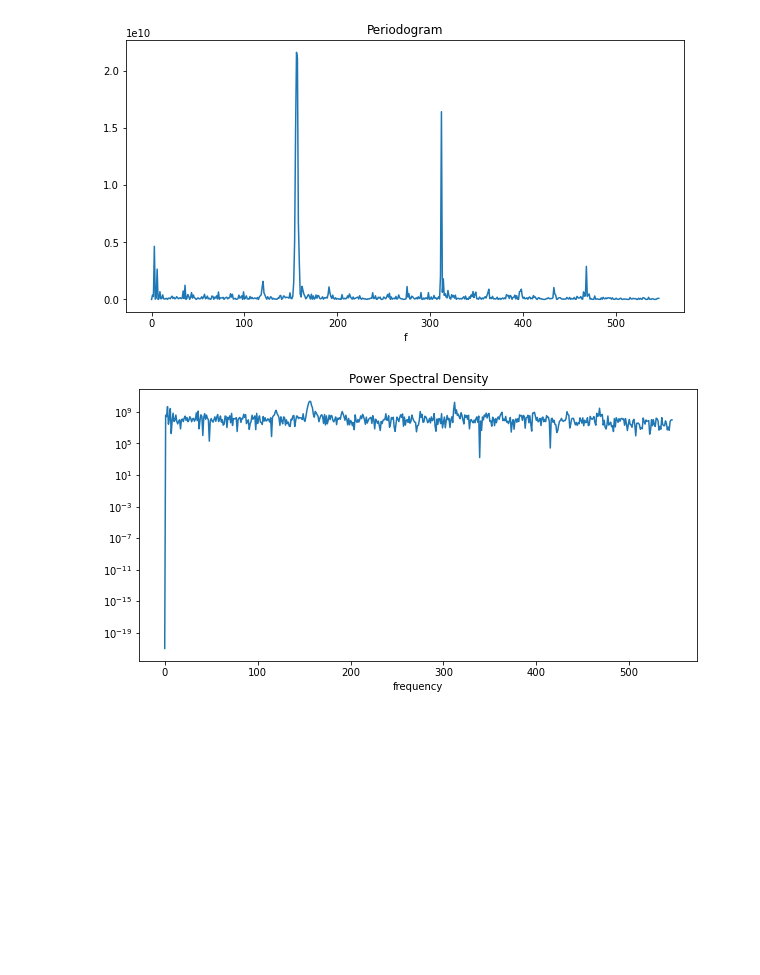
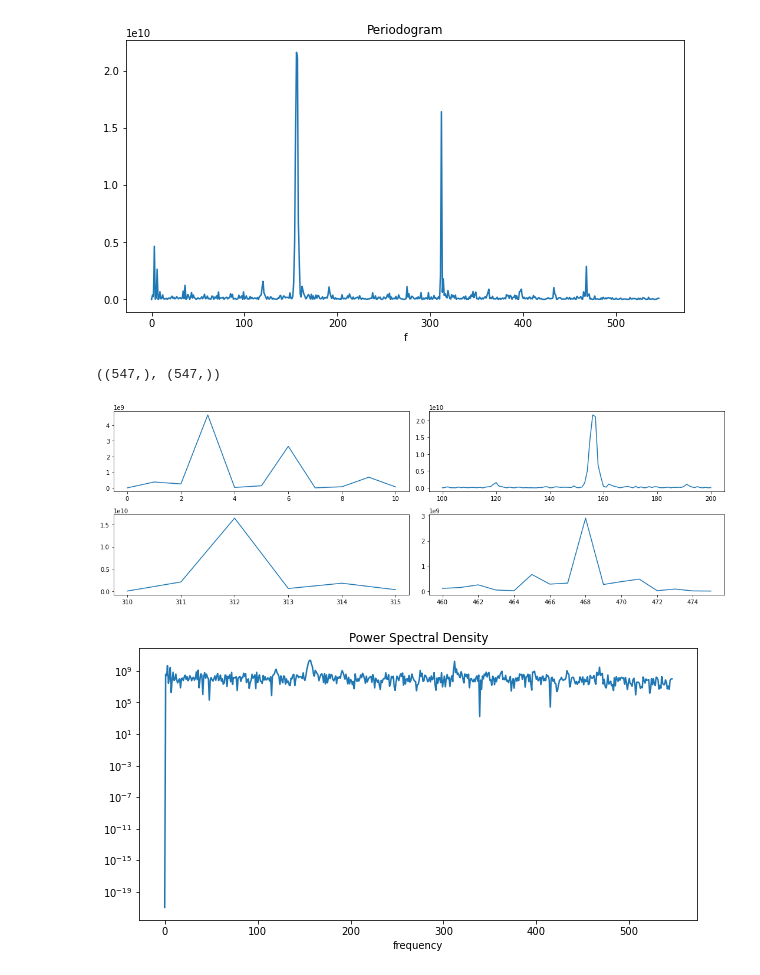
Before and after one commit to arigarmendia/Time-Series, a Jupyter notebook: TP/molinetes.ipynb, the cells around one changed output. Drawn from its saved outputs; the diff is of its cells as text; code cells hidden in the pictures; blank space fills up the shorter version.

```diff
--- a/TP/molinetes.ipynb
+++ b/TP/molinetes.ipynb
@@ -232,6 +232,23 @@ plt.xlabel('f')
 # %% [output]
 Text(0.5, 0, 'f')
 [figure]
+# %%
+np.shape(f), np.shape(Pxx_den)
+# %% [output]
+((547,), (547,))
+# %%
+periodogram = pd.DataFrame(f, columns=['freq'])
+periodogram['PSD'] = Pxx_den
+periodogram.set_index(keys='freq', inplace=True)
+
+fig, ax = plt.subplots(2,2,figsize=(15,5))
+ax[0,0].plot(periodogram.PSD[0:10])
+ax[0,1].plot(periodogram.PSD[100:200])
+ax[1,0].plot(periodogram.PSD[310:315])
+ax[1,1].plot(periodogram.PSD[460:475])
+plt.tight_layout()
+# %% [output]
+[figure, added]
 # %%
 plt.figure(figsize=[10,5])
 plt.semilogy(f, Pxx_den)
```
